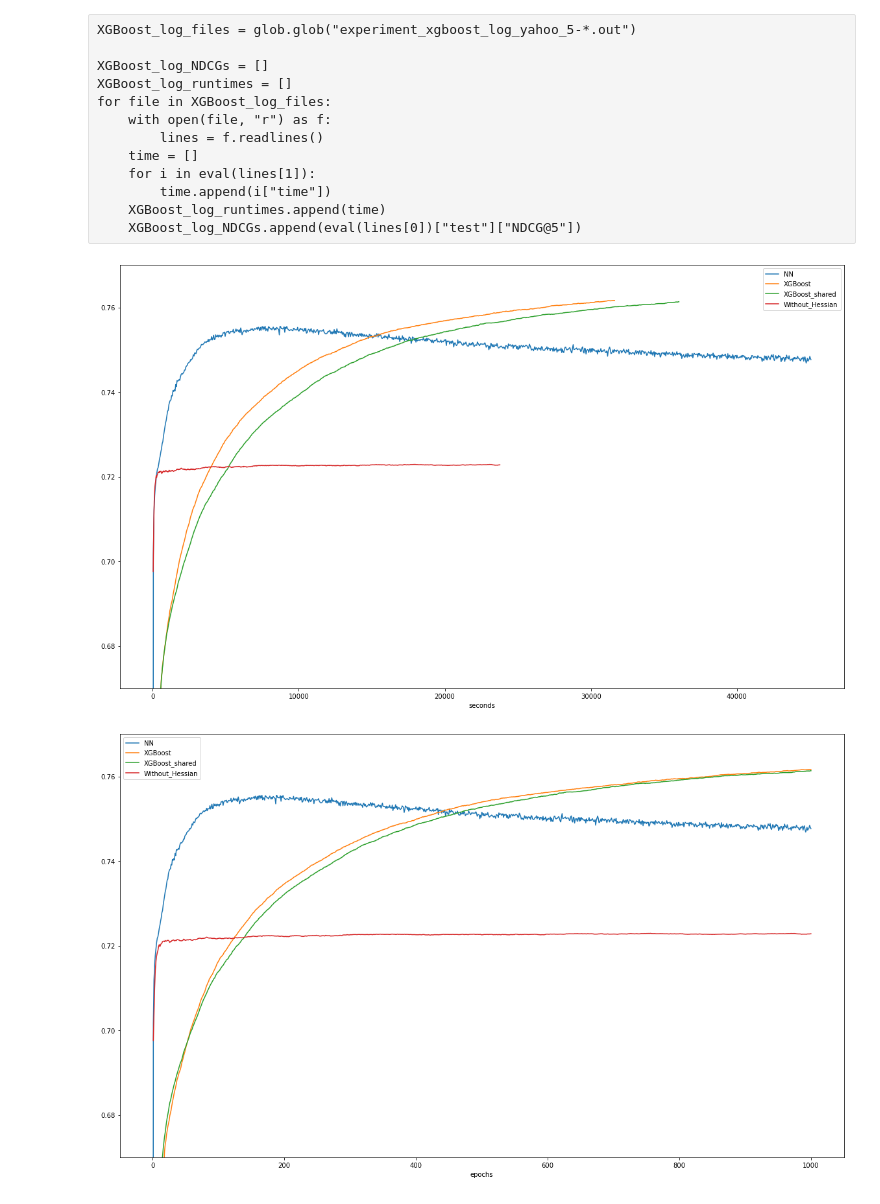
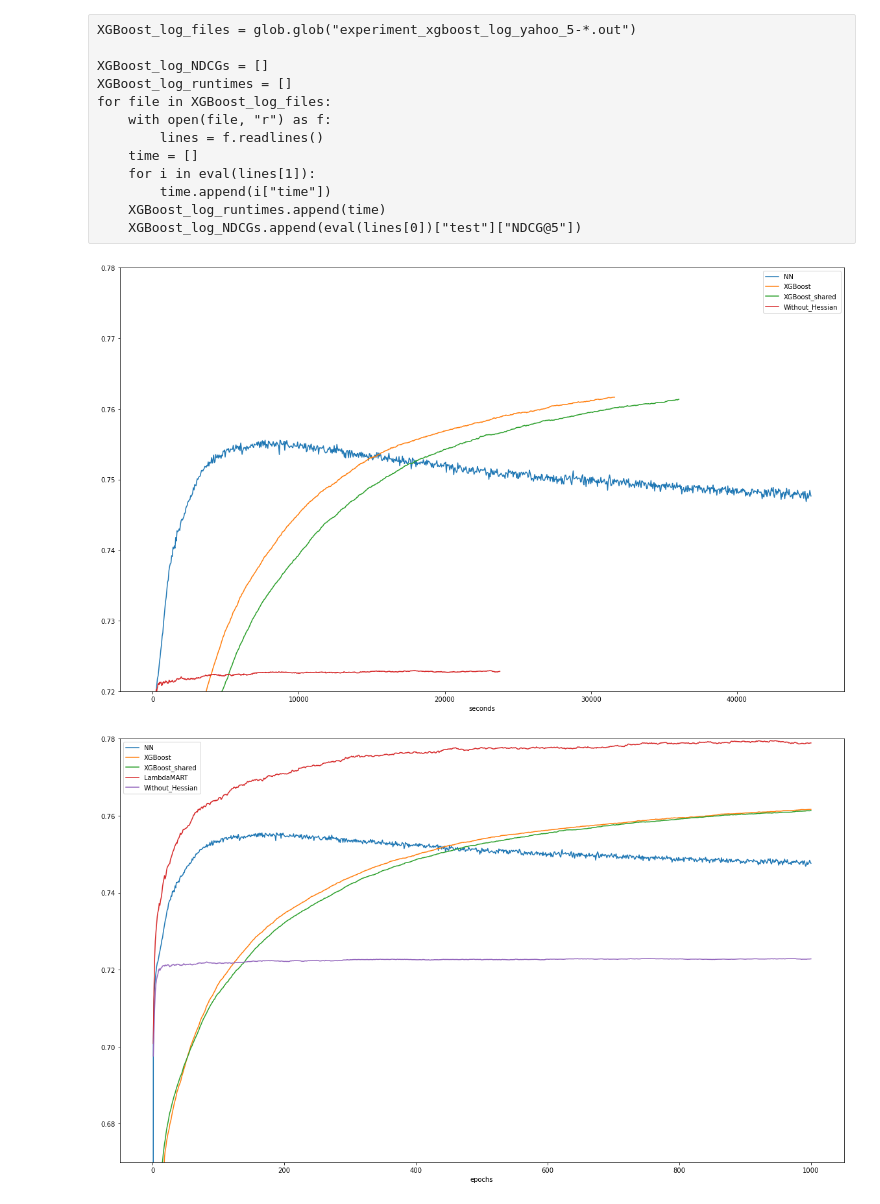
Before and after one commit to jkang98/plrank-short-paper, a Jupyter notebook: experiments/yahoo/K=5/plot_K_5_yahoo.ipynb, the cells around one changed output. Drawn from its saved outputs; the diff is of its cells as text; code cells hidden in the pictures.

```diff
--- a/experiments/yahoo/K=5/plot_K_5_yahoo.ipynb
+++ b/experiments/yahoo/K=5/plot_K_5_yahoo.ipynb
@@ -89,6 +102,19 @@ for file in Without_Hessian_files:
         time.append(i["time"])
     Without_Hessian_runtimes.append(time)
     Without_Hessian_NDCGs.append(eval(lines[0])["test"]["NDCG@5"])
+# %%
+lambdamart_files = glob.glob("experiment_lambdamart_5_yahoo-*.out")
+
+lambdamart_NDCGs = []
+lambdamart_runtimes = []
+for file in lambdamart_files:
+    with open(file, "r") as f:
+        lines = f.readlines()
+    time = []
+    for i in eval(lines[1]):
+        time.append(i["time"])
+    lambdamart_runtimes.append(time)
+    lambdamart_NDCGs.append(eval(lines[0])["test"]["NDCG@5"])
 # %%
 plt.figure(figsize=(20, 12))
 plt.plot(
@@ -112,48 +138,53 @@ plt.plot(
     label="XGBoost_shared",
 )
 # plt.plot(
-#     np.mean(np.array(XGBoost_log_runtimes), axis=0),
-#     np.mean(np.array(XGBoost_log_NDCGs), axis=0),
-#     label="XGBoost_log",
+#     np.mean(np.array(XGBoost_log_shared_runtimes), axis=0),
+#     np.mean(np.array(XGBoost_log_shared_NDCGs), axis=0),
+#     label="XGBoost_log_shared",
 # )
 plt.plot(
     np.mean(np.array(Without_Hessian_runtimes), axis=0),
     np.mean(np.array(Without_Hessian_NDCGs), axis=0),
     label="Without_Hessian",
 )
-plt.ylim(0.67, 0.77)
+plt.ylim(0.72, 0.78)
 plt.legend()
 plt.xlabel("seconds")
 plt.show()
 # %% [output]
-[figure, old version]
+[figure, new version]
 # %%
 plt.figure(figsize=(20, 12))
 plt.plot(
     np.arange(0, 1001), np.mean(np.array(NN_NDCGs), axis=0), label="NN",
 )
 # plt.plot(
 #     np.arange(0, 501), np.mean(np.array(NN_log_NDCGs), axis=0), label="NN_log",
 # )
 plt.plot(
     np.arange(1, 1001), np.mean(np.array(XGBoost_NDCGs), axis=0), label="XGBoost",
 )
 plt.plot(
     np.arange(1, 1001),
     np.mean(np.array(XGBoost_shared_NDCGs), axis=0),
     label="XGBoost_shared",
 )
+plt.plot(
+    np.arange(1, 1001),
+    np.mean(np.array(lambdamart_NDCGs), axis=0),
+    label="LambdaMART",
+)
 # plt.plot(
 #     np.arange(1, 501), np.mean(np.array(XGBoost_log_NDCGs), axis=0), label="XGBoost_log",
 # )
 plt.plot(
     np.arange(1, 1001),
     np.mean(np.array(Without_Hessian_NDCGs), axis=0),
     label="Without_Hessian",
 )
-plt.ylim(0.67, 0.77)
+plt.ylim(0.67, 0.78)
 plt.legend()
 plt.xlabel("epochs")
 plt.show()
 # %% [output]
-[figure, old version]
+[figure, new version]
```
Also changed, not shown: parts of 3 cells of this notebook, 51 other files.
